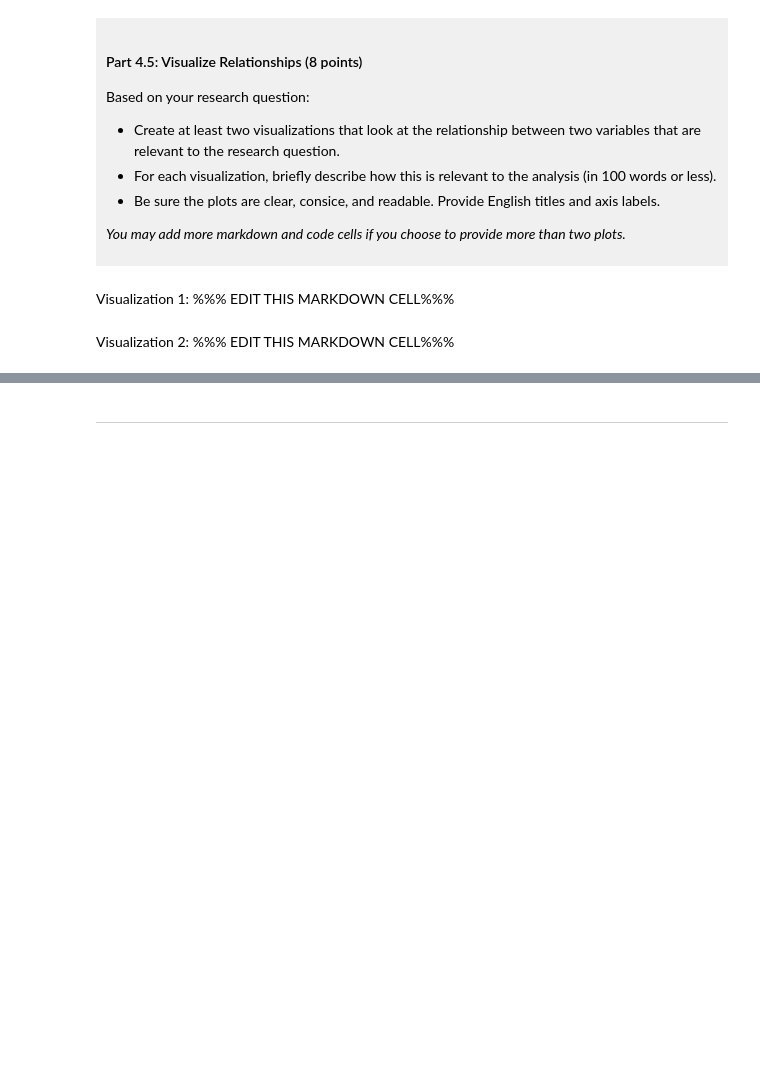
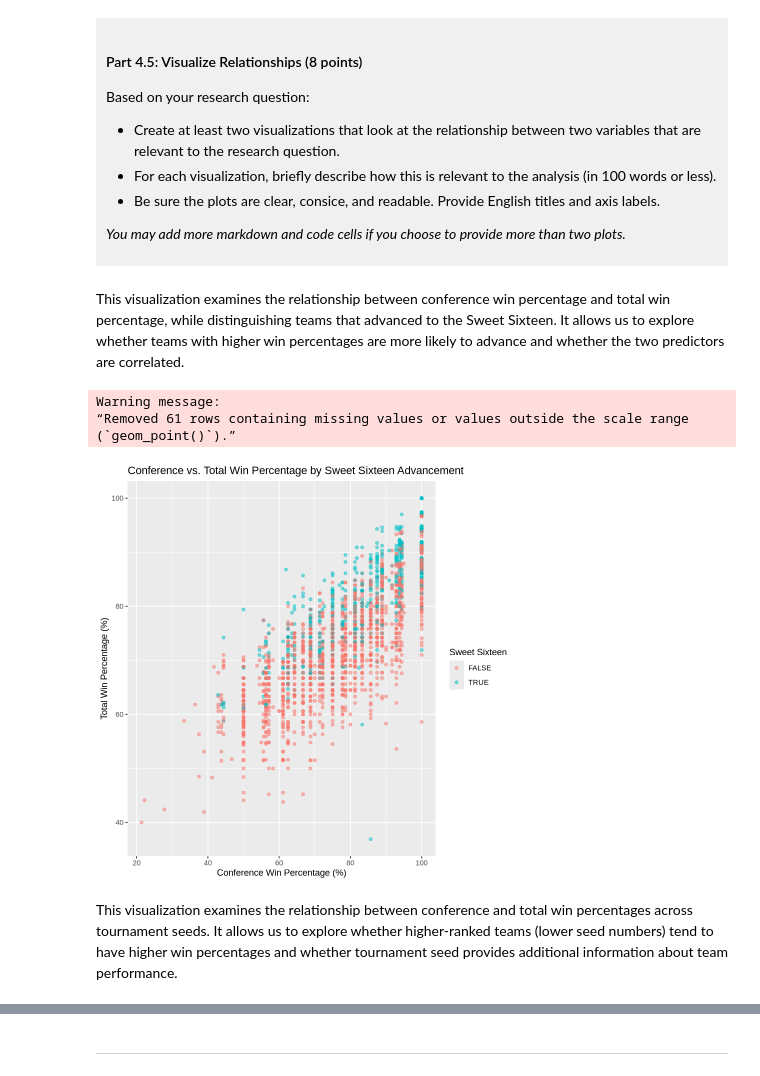
Before and after one commit to remyrxli/dsci-100-project-remy-li, a Jupyter notebook: dsci-100-project-notebook.ipynb, the cells around one changed output, grey strips where cells are left out. Cells and saved outputs as stored; diff of their text form; code cells hidden in the pictures; blank space fills up the shorter version.

```diff
--- a/dsci-100-project-notebook.ipynb
+++ b/dsci-100-project-notebook.ipynb
@@ -312,9 +389,25 @@ Based on your research question:
 *You may add more markdown and code cells if you choose to provide more than two plots.*
 </div>
 # %% [markdown]
-Visualization 1: %%% EDIT THIS MARKDOWN CELL%%%
+This visualization examines the relationship between conference win percentage and total win percentage, while distinguishing teams that advanced to the Sweet Sixteen. It allows us to explore whether teams with higher win percentages are more likely to advance and whether the two predictors are correlated.
 # %%
-### EDIT THIS CODE CELL FOR VISUALIZATION 1###
+plot3 <- march_madness_tidy |>
+  ggplot(aes(x = conf_wins_pct, y = total_wins_pct,
+             color = sweet_sixteen)) +
+  geom_point(alpha = 0.5) +
+  labs(
+    title = "Conference vs. Total Win Percentage by Sweet Sixteen Advancement",
+    x = "Conference Win Percentage (%)",
+    y = "Total Win Percentage (%)",
+    color = "Sweet Sixteen"
+  )
+
+plot3
+# %% [output]
+Warning message:
+“Removed 61 rows containing missing values or values outside the scale range
+(`geom_point()`).”
+[figure, added]
 # %% [markdown]
-Visualization 2: %%% EDIT THIS MARKDOWN CELL%%%
+This visualization examines the relationship between conference and total win percentages across tournament seeds. It allows us to explore whether higher-ranked teams (lower seed numbers) tend to have higher win percentages and whether tournament seed provides additional information about team performance.
 # %%
```
Also changed, not shown: parts of 9 cells of this notebook.
